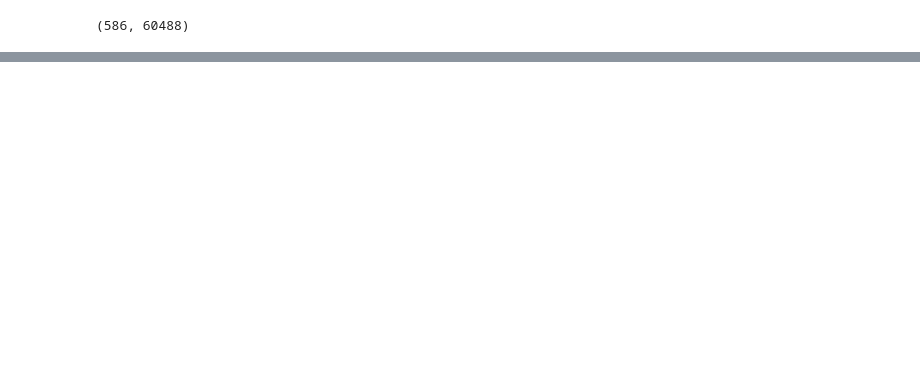
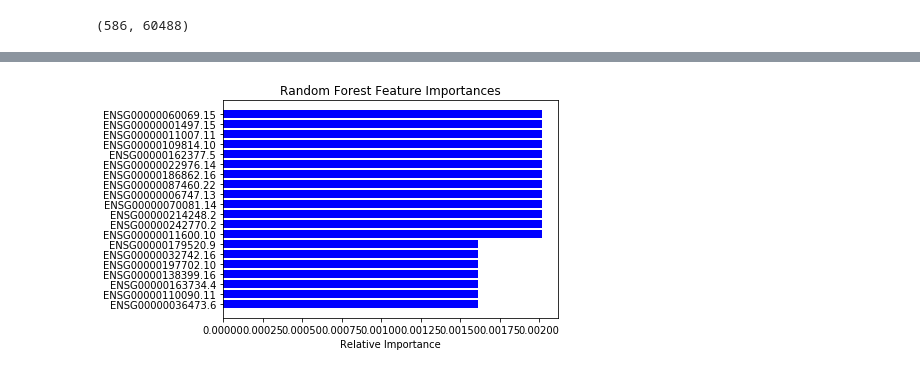
Before and after one commit to estherb-s/CompBio-1, a Jupyter notebook: RandForest-LUNG.ipynb, the cells around one changed output, grey strips where cells are left out. Cells and saved outputs as stored; diff of their text form; code cells hidden in the pictures; blank space fills up the shorter version.

Commit message:
Added Random Forest Analysis

```diff
--- a/RandForest-LUNG.ipynb
+++ b/RandForest-LUNG.ipynb
@@ -62,2 +88,2 @@ df.shape
 # %%
-lung = pd.concat([df,df2])
+lung = pd.concat([principalCompLUAD,principalCompLUSC])
@@ -85,0 +104,8 @@ from sklearn.tree import DecisionTreeClassifier
+# %%
+features = list(lung.columns[:-1])
+# labels Y
+Y = lung['Target']
+X = lung[features]
+# %%
+# from sklearn.model_selection import train_test_split
+Xtrain, Xtest, Ytrain, Ytest = train_test_split(X, Y, test_size = 0.2, random_state = 42)
@@ -85,0 +125,8 @@ from sklearn.tree import DecisionTreeClassifier
+# %%
+# from sklearn import tree
+from sklearn.ensemble import RandomForestClassifier
+
+randForest = RandomForestClassifier(n_estimators=1000, random_state = 42)
+# Train model
+randForest.fit(Xtrain,Ytrain)
+# randForest.fit(X,Y)
@@ -85,0 +172,13 @@ from sklearn.tree import DecisionTreeClassifier
+# %%
+f_importance = randForest.feature_importances_
+# top 20 features
+# last 20 items in the array
+sortedIdx = np.argsort(f_importance)[-20:]
+plt.title('Random Forest Feature Importances')
+plt.barh(range(len(sortedIdx)), f_importance[sortedIdx], color='b', align='center')
+plt.yticks(range(len(sortedIdx)), [features[i] for i in sortedIdx])
+plt.xlabel('Relative Importance')
+plt.show()
+# only top 4 seem to be important
+# %% [output]
+[figure, added]
```
Also changed, not shown: parts of 23 cells of this notebook, 8 other files.
